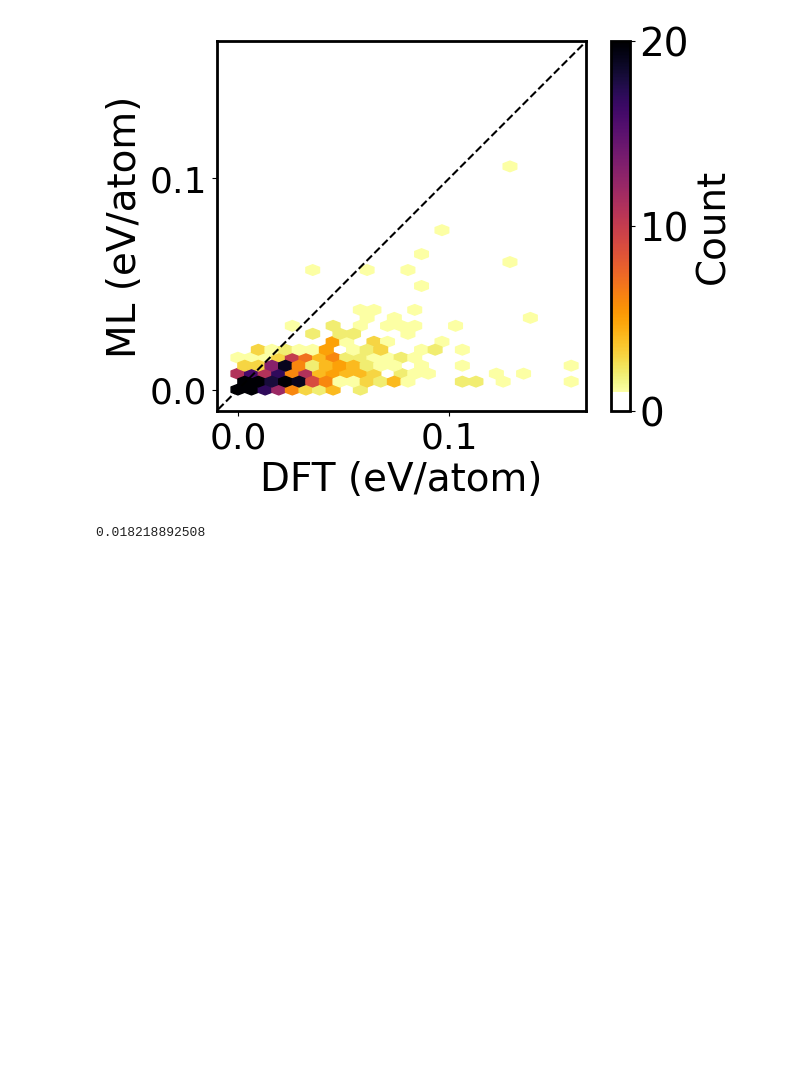
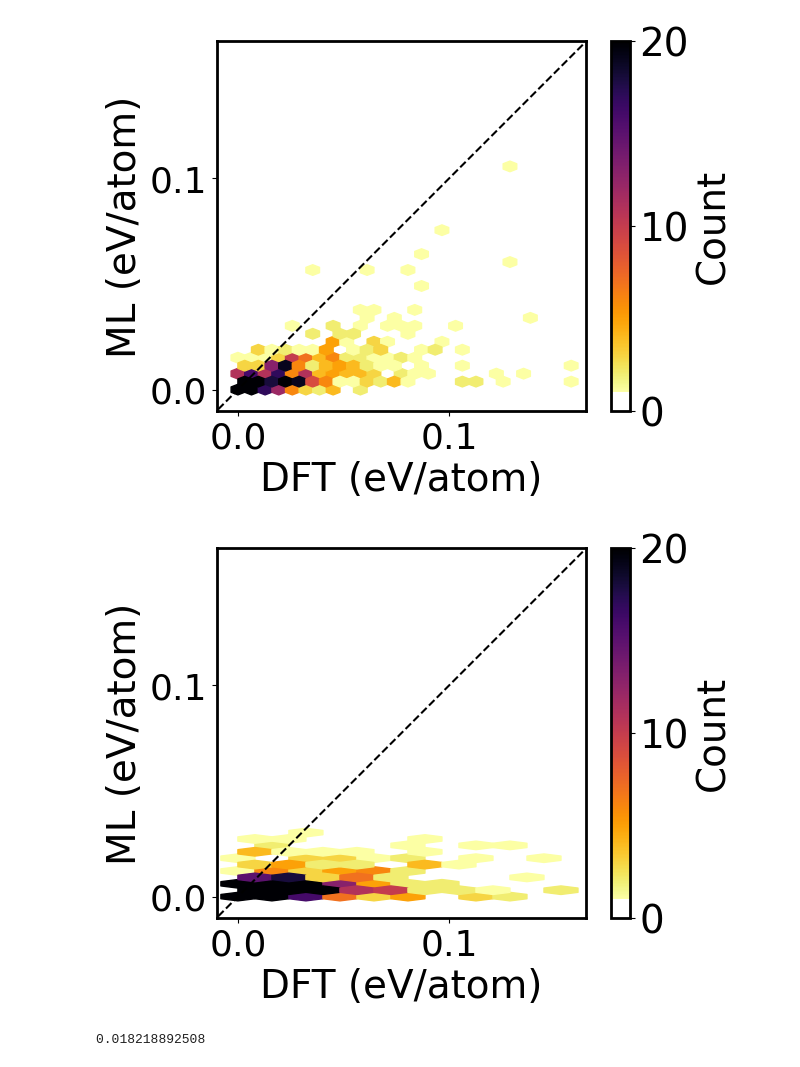
Before and after one commit to learningmatter-mit/PerovskiteOrderingGCNNs, a Jupyter notebook: inference/James_Scrap/Mean_of_three_best.ipynb, the cells around one changed output. Saved outputs shown, nothing was run; the diff lists cells and outputs as text; code cells hidden in the pictures; blank space fills up the shorter version.

```diff
--- a/inference/James_Scrap/Mean_of_three_best.ipynb
+++ b/inference/James_Scrap/Mean_of_three_best.ipynb
@@ -173,6 +254,37 @@ cbar.set_label(label="Count",size=28)
 plt.savefig("Example_three.pdf",bbox_inches="tight")
 # %% [output]
 [figure]
+# %%
+import matplotlib as mpl
+
+mpl.rcParams['axes.linewidth'] = 2.0
+
+orig_map=plt.cm.get_cmap('inferno')
+
+# reversing the original colormap using reversed() function
+cmap = orig_map.reversed()
+im = plt.hexbin(dft_diffs,CGCNN_long_diffs,cmap=cmap,gridsize=10,mincnt=1,vmax = 20)
+plt.plot(np.linspace(-0.05,0.5,100),np.linspace(-0.05,0.5,100),c="black",linestyle="--")
+ax = plt.gca()
+ax.set_aspect('equal', adjustable='box')
+
+plt.xlim(-0.01,0.165)
+plt.ylim(-0.01,0.165)
+
+
+plt.xlabel("DFT (eV/atom)",size=28)
+plt.ylabel("ML (eV/atom)",size=28)
+plt.xticks([0.0,0.1],size=26)
+plt.yticks([0.0,0.1],size=26)
+#im.figure.axes[0].tick_params(axis="both", labelsize=15)
+
+cbar = plt.colorbar()
+#cbar.set_clim(0.0, 10.0)
+cbar.set_ticks(ticks = [0,10,20],labels=[0,10,20],fontsize=28)
+cbar.set_label(label="Count",size=28)
+plt.savefig("Example_three.pdf",bbox_inches="tight")
+# %% [output]
+[figure, added]
 # %%
 np.save("e3nn_mean_pred.npy",e3nn_mean_pred)
 np.save("CGCNN_mean_pred.npy",CGCNN_mean_pred)
```
Also changed, not shown: parts of 26 cells of this notebook, 35 other files.
